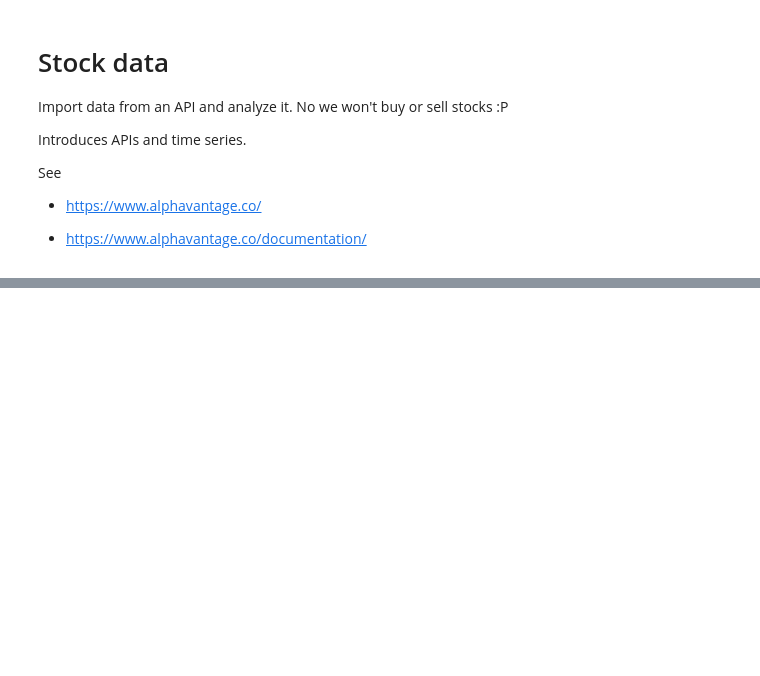
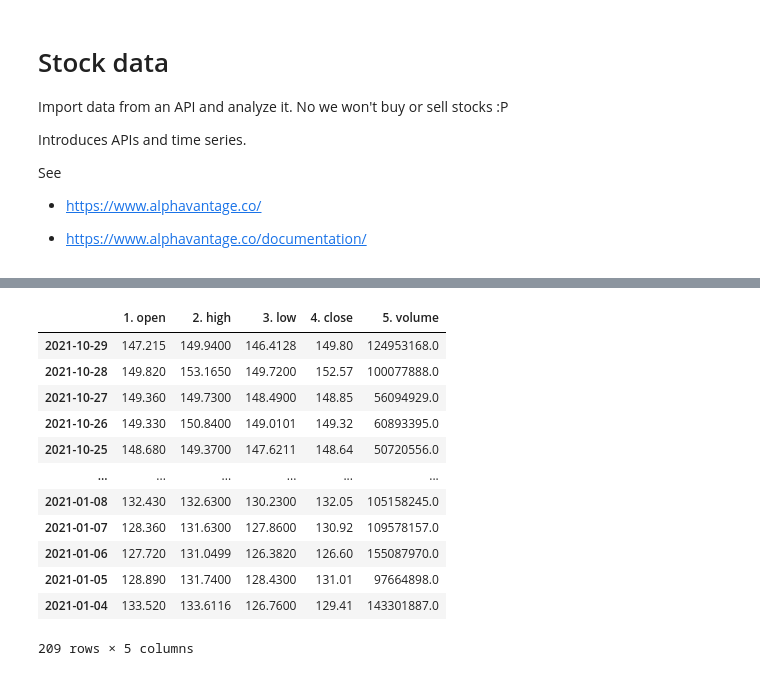
Before and after one commit to jwiegert/databehandling-joachim-wiegert, a Jupyter notebook: code-along/lect04_stocks.ipynb, the cells around one changed output, grey strips where cells are left out. Saved outputs shown, nothing was run; the diff lists cells and outputs as text; code cells hidden in the pictures; blank space fills up the shorter version.

```diff
--- a/code-along/lect04_stocks.ipynb
+++ b/code-along/lect04_stocks.ipynb
@@ -28,0 +132,17 @@ url = f"https://www.alphavantage.co/query?function=TIME_SERIES_DAILY&symbol=IBM&
+# %%
+# NOw we are talking, we can extract only data for a year!
+df_aapl.loc["2021"]
+# %% [output]
+|  | 1. open | 2. high | 3. low | 4. close | 5. volume |
+| 2021-10-29 | 147.215 | 149.9400 | 146.4128 | 149.80 | 124953168.0 |
+| 2021-10-28 | 149.820 | 153.1650 | 149.7200 | 152.57 | 100077888.0 |
+| 2021-10-27 | 149.360 | 149.7300 | 148.4900 | 148.85 | 56094929.0 |
+| 2021-10-26 | 149.330 | 150.8400 | 149.0101 | 149.32 | 60893395.0 |
+| 2021-10-25 | 148.680 | 149.3700 | 147.6211 | 148.64 | 50720556.0 |
+| ... | ... | ... | ... | ... | ... |
+| 2021-01-08 | 132.430 | 132.6300 | 130.2300 | 132.05 | 105158245.0 |
+| 2021-01-07 | 128.360 | 131.6300 | 127.8600 | 130.92 | 109578157.0 |
+| 2021-01-06 | 127.720 | 131.0499 | 126.3820 | 126.60 | 155087970.0 |
+| 2021-01-05 | 128.890 | 131.7400 | 128.4300 | 131.01 | 97664898.0 |
+| 2021-01-04 | 133.520 | 133.6116 | 126.7600 | 129.41 | 143301887.0 |
+209 rows × 5 columns
```
Also changed, not shown: parts of 13 cells of this notebook, 2 other files.
